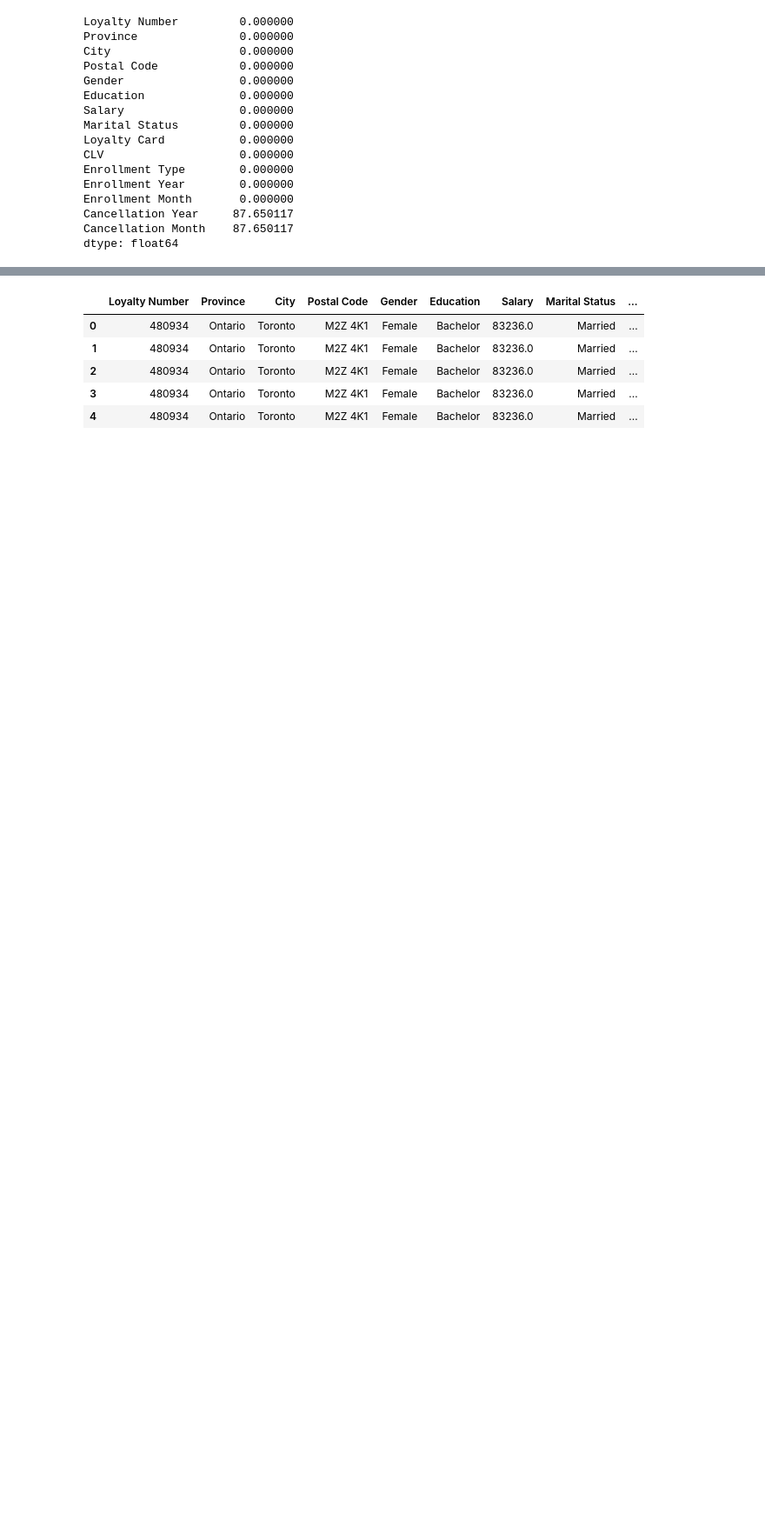
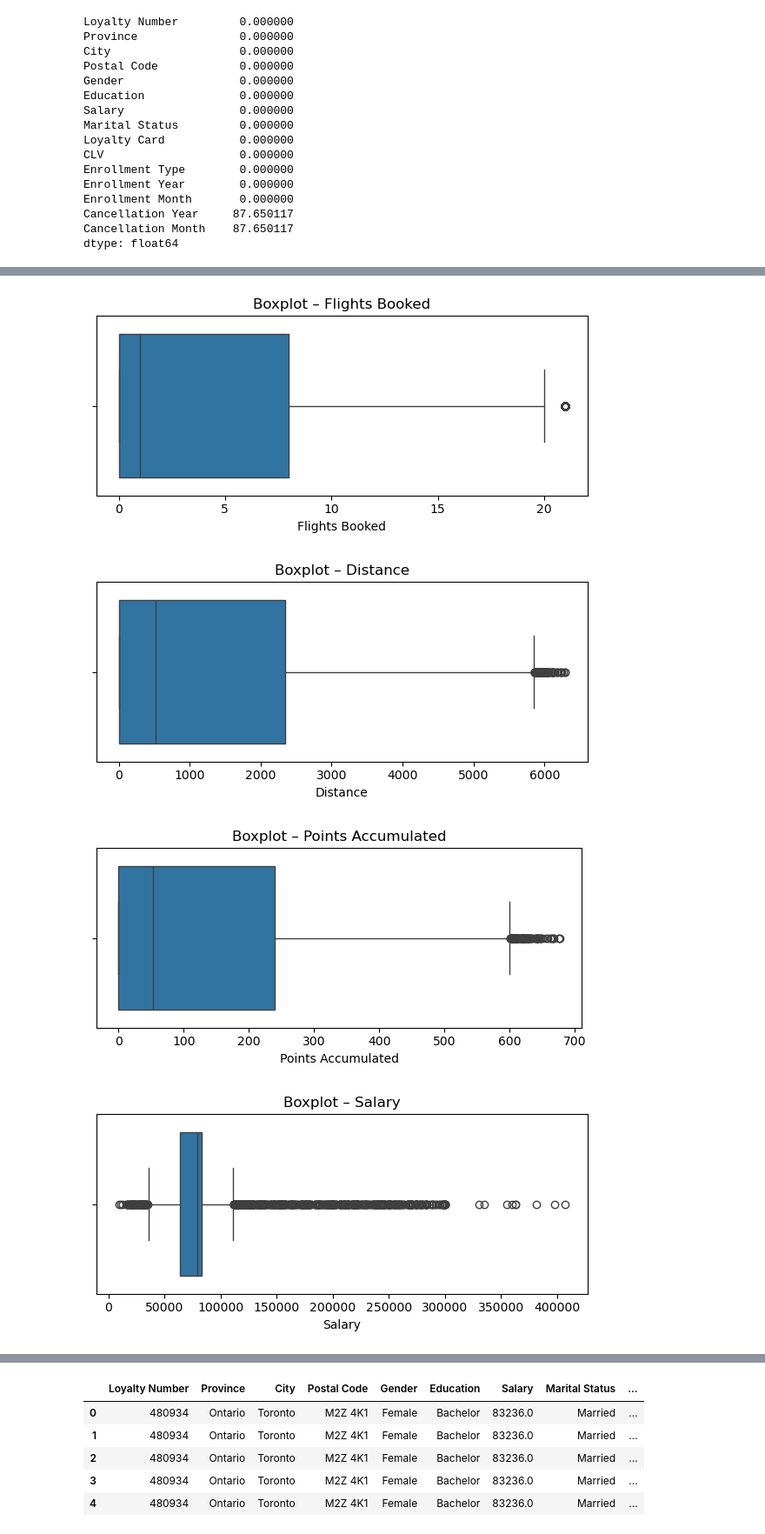
Before and after one commit to Adalab/bda-modulo-3-evaluacion-final-LauraBove, a Jupyter notebook: bda-modulo-3-evaluacion-final-LauraBove.ipynb, the cells around one changed output, grey strips where cells are left out. Shown at 87% size. Saved outputs shown, nothing was run; the diff lists cells and outputs as text; code cells hidden in the pictures; blank space fills up the shorter version.

Commit message:
Finalize exploratory analysis, visualizations and README

```diff
--- a/bda-modulo-3-evaluacion-final-LauraBove.ipynb
+++ b/bda-modulo-3-evaluacion-final-LauraBove.ipynb
@@ -469,0 +502,20 @@ plt.show()
+# %%
+variables_boxplot = {
+    'Flights Booked': df_flight['Flights Booked'],
+    'Distance': df_flight['Distance'],
+    'Points Accumulated': df_flight['Points Accumulated'],
+    'Salary': df_loyalty['Salary'],
+    'CLV': df_loyalty['CLV']
+}
+
+for name, series in variables_boxplot.items():
+    plt.figure(figsize=(6, 3))
+    sns.boxplot(x=series)
+    plt.title(f'Boxplot – {name}')
+    plt.tight_layout()
+    plt.show()
+# %% [output]
+[figure, added]
+[figure, added]
+[figure, added]
+[figure, added]
```
Also changed, not shown: parts of 85 cells of this notebook, 1 other file.
